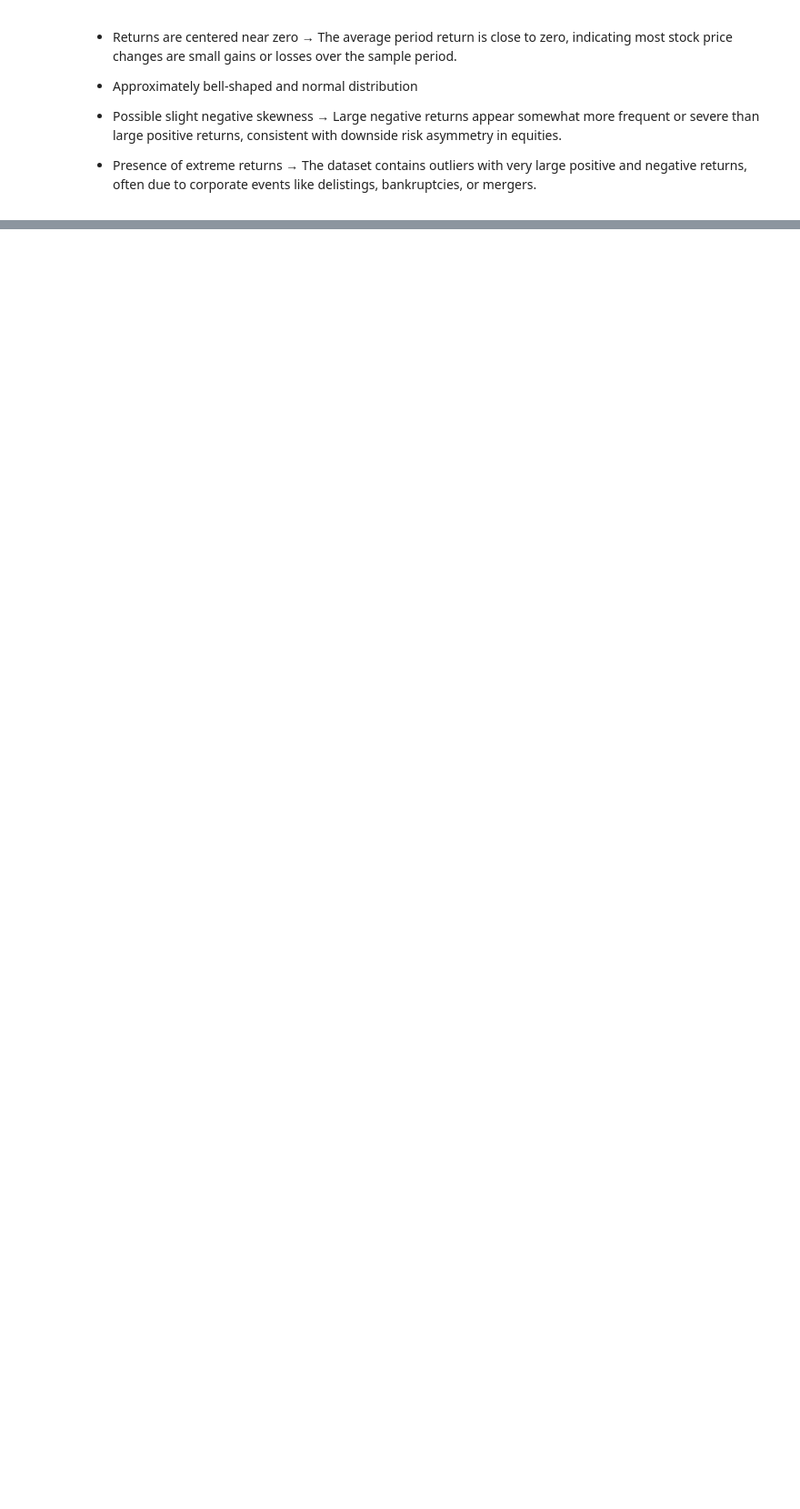
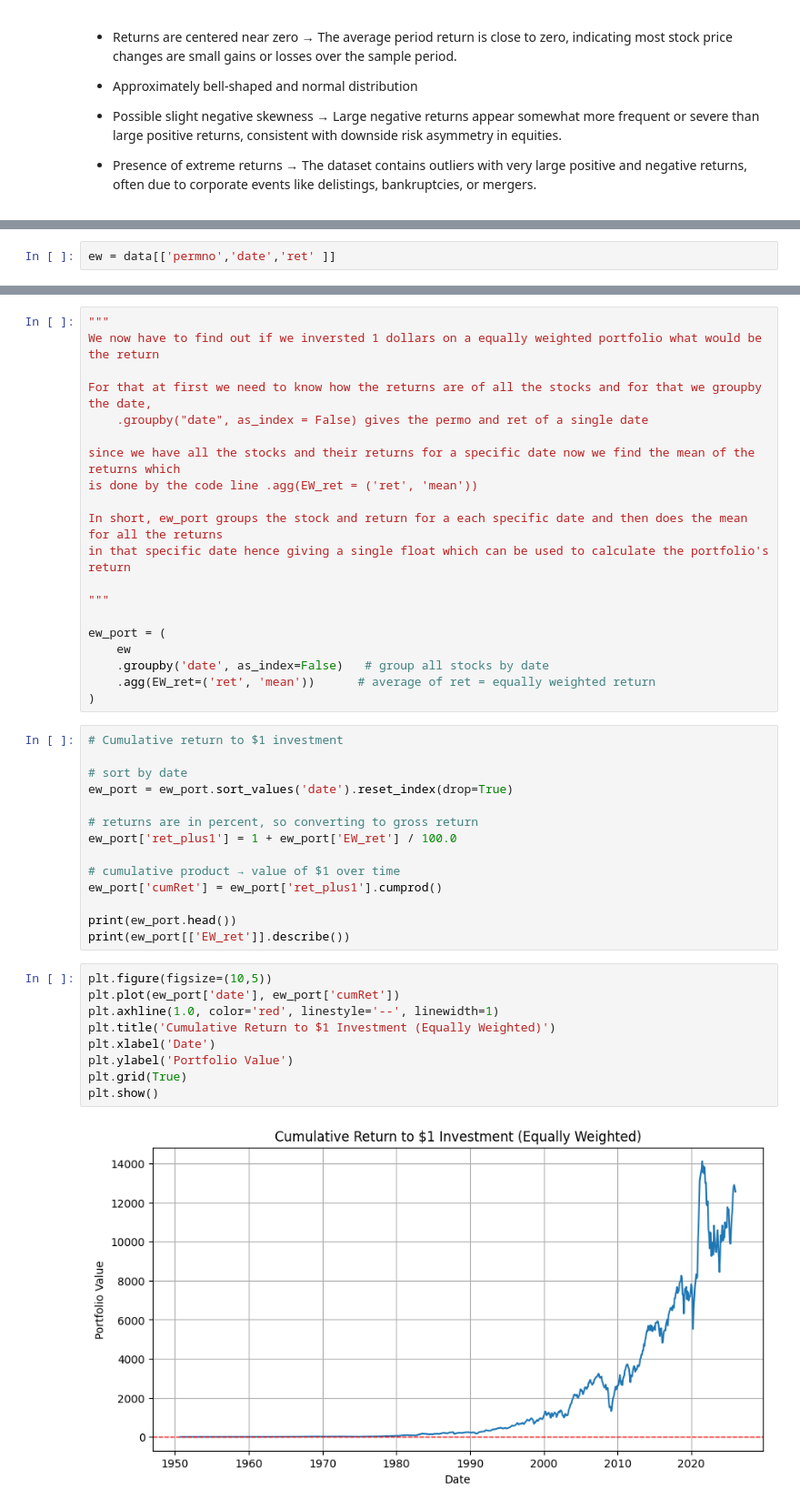
Before and after one commit to dhirajkk91/CCM_dataset, a Jupyter notebook: data_expo.ipynb, the cells around one changed output, grey strips where cells are left out. Shown at 91% size. Drawn from its saved outputs; the diff is of its cells as text; blank space fills up the shorter version.

Commit message:
equally weighted portfolio

```diff
--- a/data_expo.ipynb
+++ b/data_expo.ipynb
@@ -103,0 +139,2 @@ plt.show()
+# %%
+ew = data[['permno','date','ret' ]]
@@ -103,0 +170,45 @@ plt.show()
+# %%
+"""
+We now have to find out if we inversted 1 dollars on a equally weighted portfolio what would be the return
+
+For that at first we need to know how the returns are of all the stocks and for that we groupby the date,
+    .groupby("date", as_index = False) gives the permo and ret of a single date
+
+since we have all the stocks and their returns for a specific date now we find the mean of the returns which
+is done by the code line .agg(EW_ret = ('ret', 'mean'))
+
+In short, ew_port groups the stock and return for a each specific date and then does the mean for all the returns
+in that specific date hence giving a single float which can be used to calculate the portfolio's return
+
+"""
+
+ew_port = (
+    ew
+    .groupby('date', as_index=False)   # group all stocks by date
+    .agg(EW_ret=('ret', 'mean'))      # average of ret = equally weighted return
+)
+# %%
+# Cumulative return to $1 investment
+
+# sort by date
+ew_port = ew_port.sort_values('date').reset_index(drop=True)
+
+# returns are in percent, so converting to gross return
+ew_port['ret_plus1'] = 1 + ew_port['EW_ret'] / 100.0
+
+# cumulative product → value of $1 over time
+ew_port['cumRet'] = ew_port['ret_plus1'].cumprod()
+
+print(ew_port.head())
+print(ew_port[['EW_ret']].describe())
+# %%
+plt.figure(figsize=(10,5))
+plt.plot(ew_port['date'], ew_port['cumRet'])
+plt.axhline(1.0, color='red', linestyle='--', linewidth=1)
+plt.title('Cumulative Return to $1 Investment (Equally Weighted)')
+plt.xlabel('Date')
+plt.ylabel('Portfolio Value')
+plt.grid(True)
+plt.show()
+# %% [output]
+[figure, added]
```
Also changed, not shown: parts of 15 cells of this notebook.
